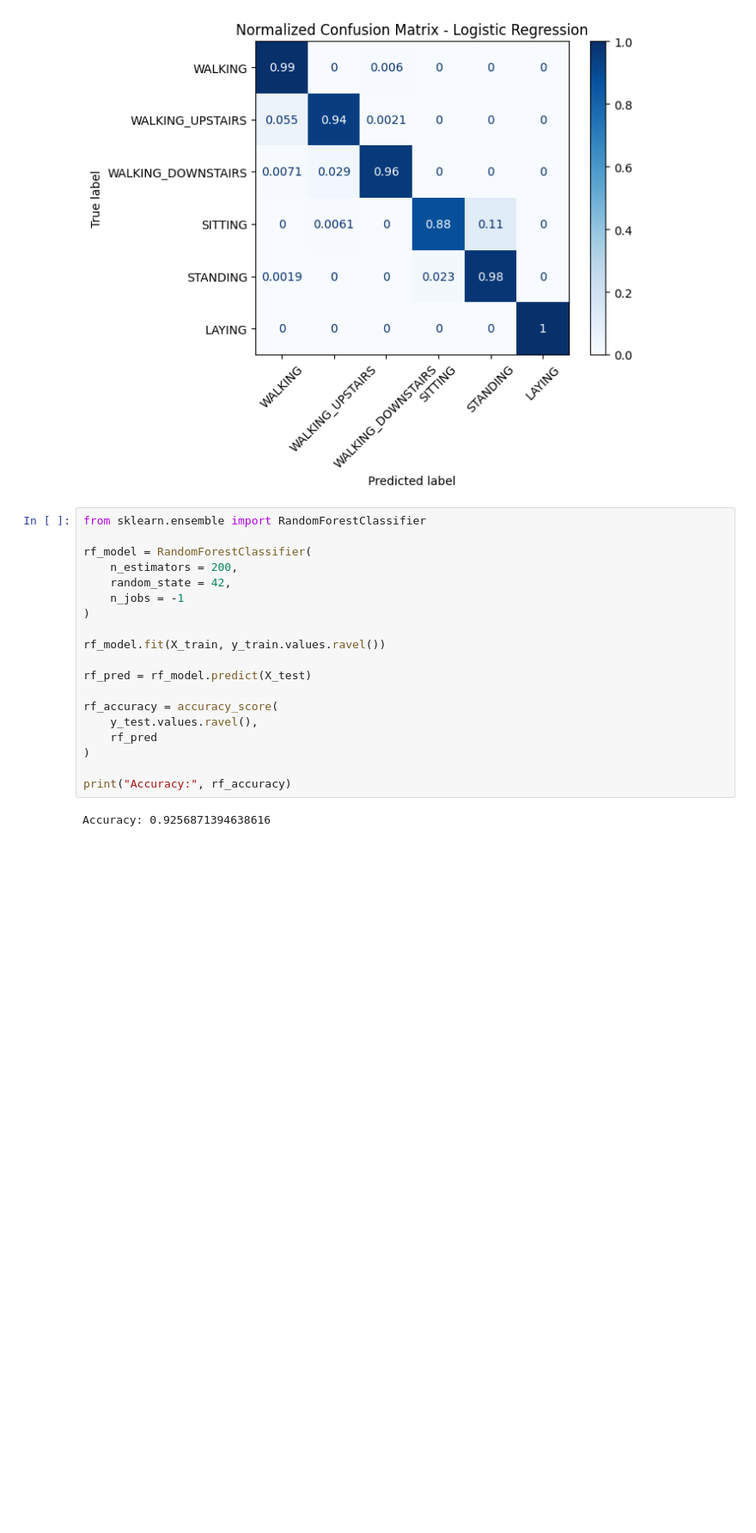
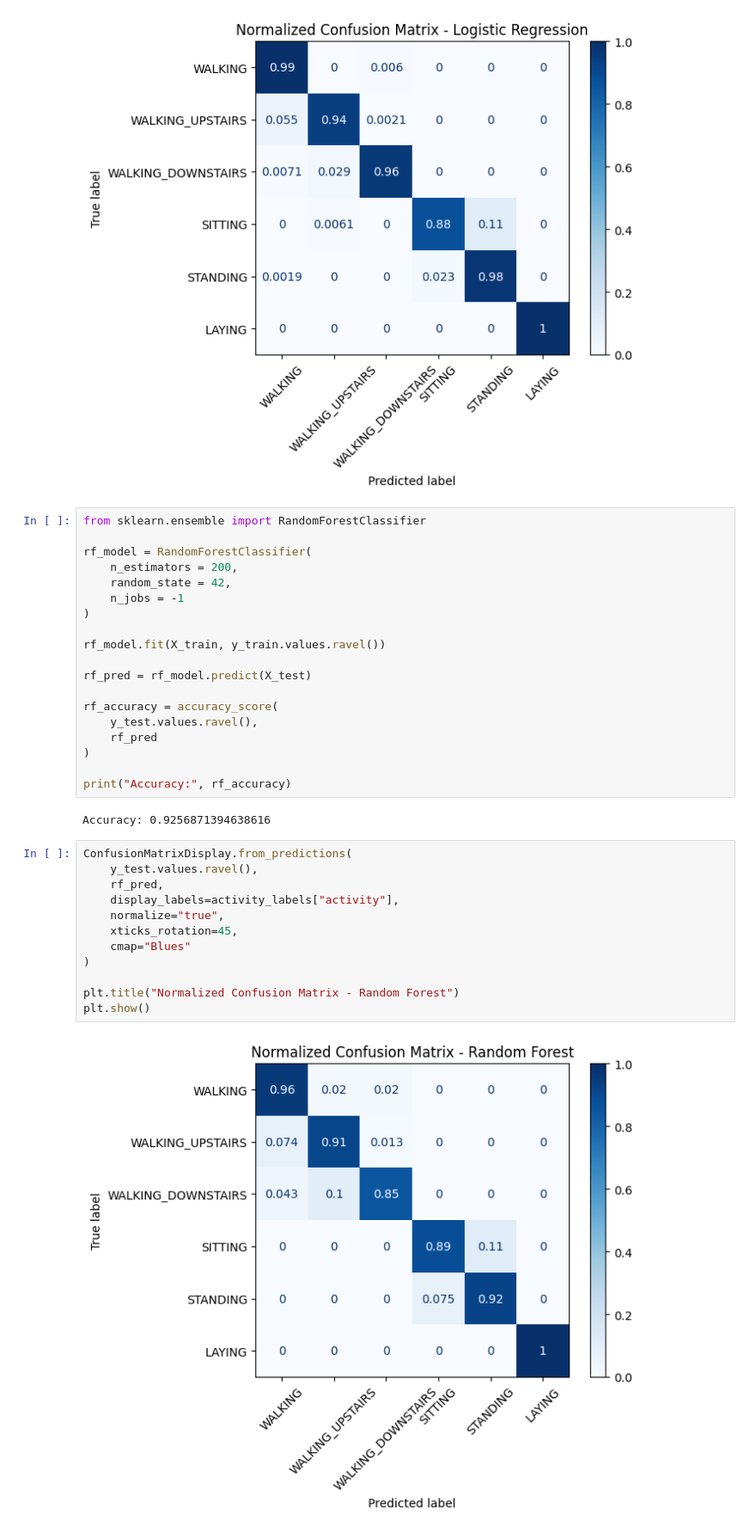
Before and after one commit to hir0ki-eng/HAR-Portfolio, a Jupyter notebook: HAR_LogisticRegression.ipynb, the cells around one changed output. Shown at 86% size. Cells and saved outputs as stored; diff of their text form; blank space fills up the shorter version.

```diff
--- a/HAR_LogisticRegression.ipynb
+++ b/HAR_LogisticRegression.ipynb
@@ -257,3 +257,17 @@ rf_accuracy = accuracy_score(
 print("Accuracy:", rf_accuracy)
 # %% [output]
 Accuracy: 0.9256871394638616
+# %%
+ConfusionMatrixDisplay.from_predictions(
+    y_test.values.ravel(),
+    rf_pred,
+    display_labels=activity_labels["activity"],
+    normalize="true",
+    xticks_rotation=45,
+    cmap="Blues"
+)
+
+plt.title("Normalized Confusion Matrix - Random Forest")
+plt.show()
+# %% [output]
+[figure, added]
```
Also changed, not shown: parts of 1 cell of this notebook.
